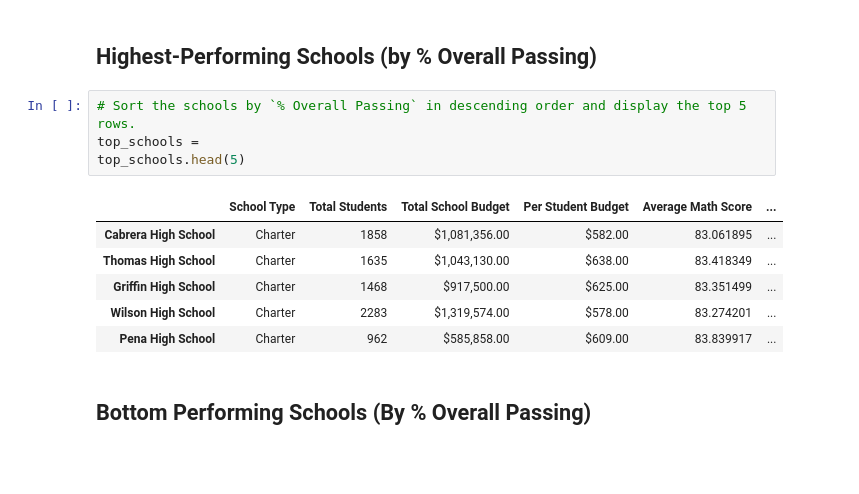
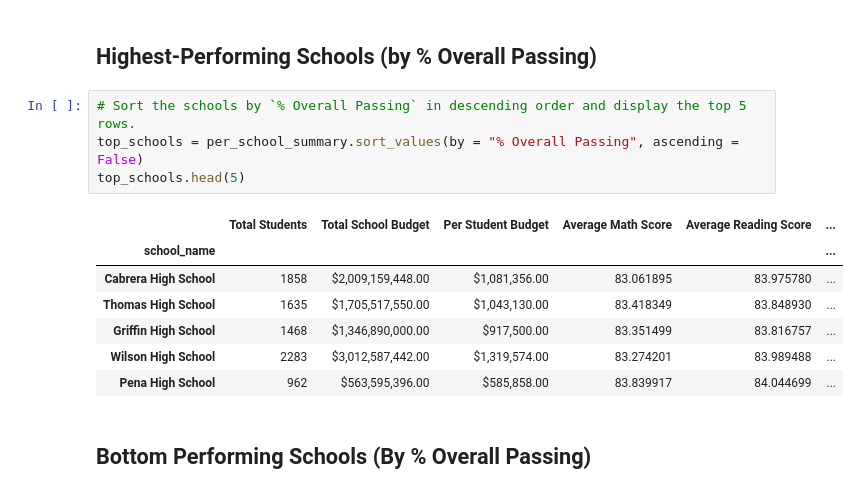
Before and after one commit to juliayemin/pandas-challenge, a Jupyter notebook: PyCitySchools/PyCitySchools_starter.ipynb, the cells around one changed output. Cells and saved outputs as stored; diff of their text form; blank space fills up the shorter version.

```diff
--- a/PyCitySchools/PyCitySchools_starter.ipynb
+++ b/PyCitySchools/PyCitySchools_starter.ipynb
@@ -347,15 +347,16 @@ per_school_summary
 ## Highest-Performing Schools (by % Overall Passing)
 # %%
 # Sort the schools by `% Overall Passing` in descending order and display the top 5 rows.
-top_schools =
+top_schools = per_school_summary.sort_values(by = "% Overall Passing", ascending = False)
 top_schools.head(5)
 # %% [output]
-|  | School Type | Total Students | Total School Budget | Per Student Budget | Average Math Score | ... |
-| Cabrera High School | Charter | 1858 | $1,081,356.00 | $582.00 | 83.061895 | ... |
-| Thomas High School | Charter | 1635 | $1,043,130.00 | $638.00 | 83.418349 | ... |
-| Griffin High School | Charter | 1468 | $917,500.00 | $625.00 | 83.351499 | ... |
-| Wilson High School | Charter | 2283 | $1,319,574.00 | $578.00 | 83.274201 | ... |
-| Pena High School | Charter | 962 | $585,858.00 | $609.00 | 83.839917 | ... |
+|  | Total Students | Total School Budget | Per Student Budget | Average Math Score | Average Reading Score | ... |
+| school_name |  |  |  |  |  | ... |
+| Cabrera High School | 1858 | $2,009,159,448.00 | $1,081,356.00 | 83.061895 | 83.975780 | ... |
+| Thomas High School | 1635 | $1,705,517,550.00 | $1,043,130.00 | 83.418349 | 83.848930 | ... |
+| Griffin High School | 1468 | $1,346,890,000.00 | $917,500.00 | 83.351499 | 83.816757 | ... |
+| Wilson High School | 2283 | $3,012,587,442.00 | $1,319,574.00 | 83.274201 | 83.989488 | ... |
+| Pena High School | 962 | $563,595,396.00 | $585,858.00 | 83.839917 | 84.044699 | ... |
 # %% [markdown]
 ## Bottom Performing Schools (By % Overall Passing)
 # %%
```
Also changed, not shown: parts of 6 cells of this notebook.
